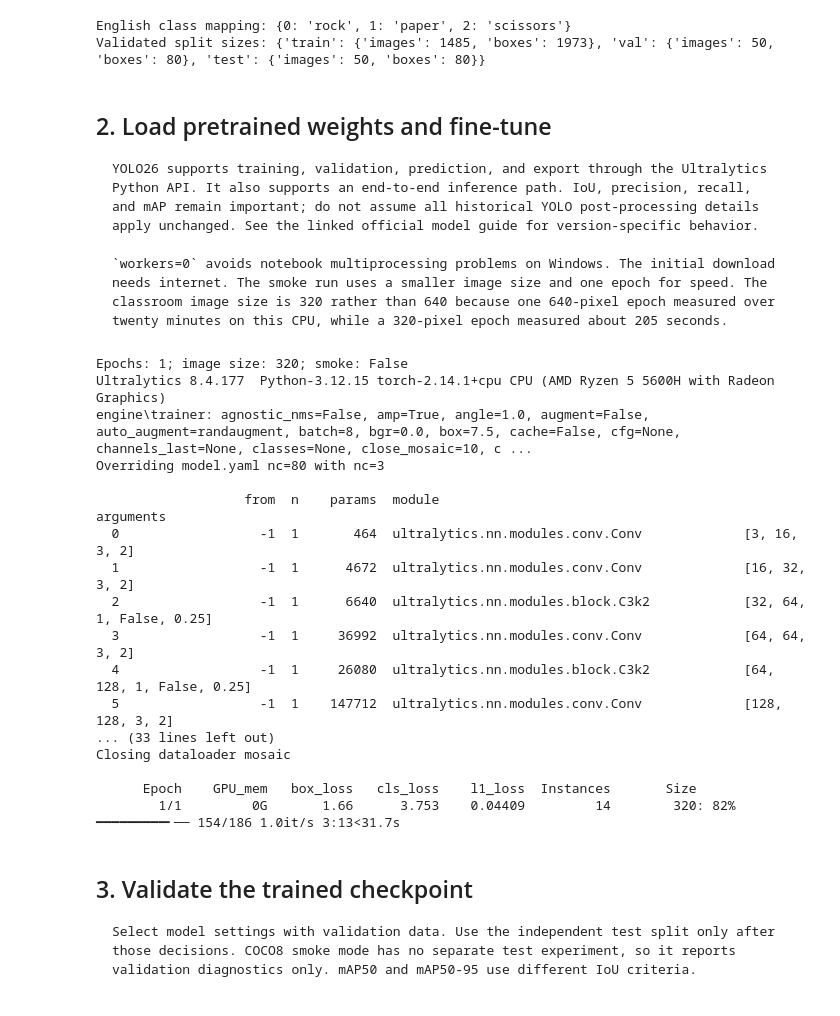
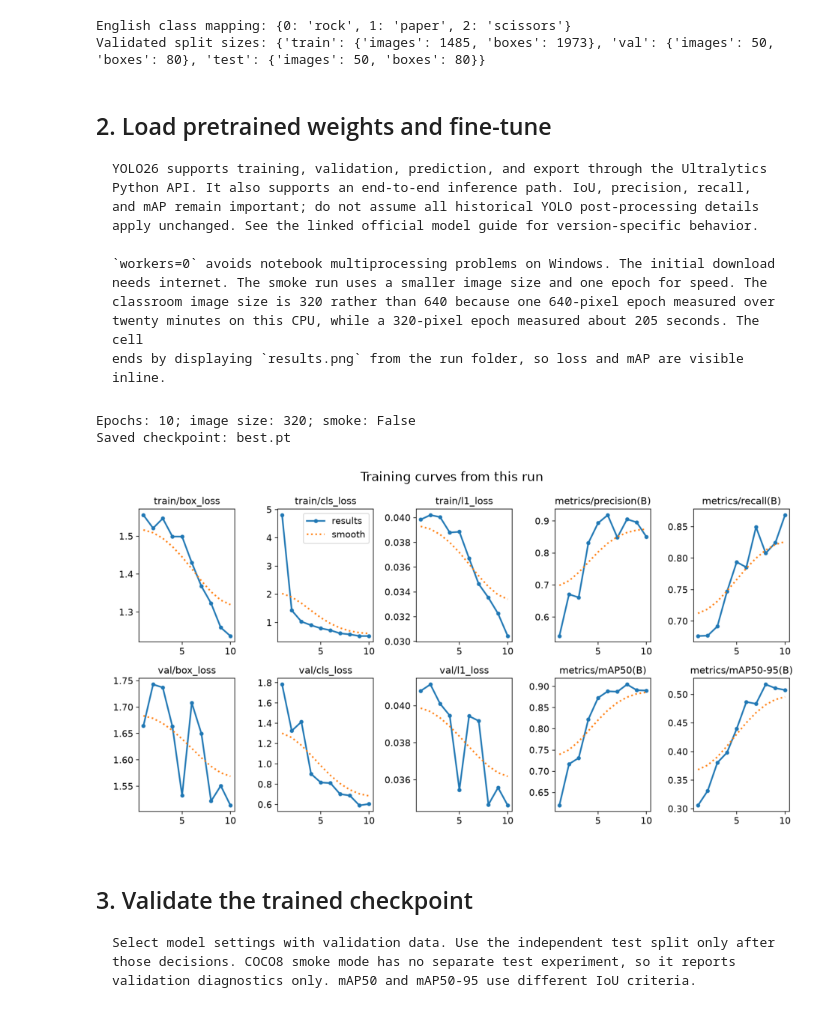
Before and after one commit to AIHelper01/deep-learning-lab, a Jupyter notebook: english/02-object-detection/notebooks/01-yolo26-rock-paper-scissors.ipynb, the cells around one changed output. Saved outputs shown, nothing was run; the diff lists cells and outputs as text; code cells hidden in the pictures.

```diff
--- a/english/02-object-detection/notebooks/01-yolo26-rock-paper-scissors.ipynb
+++ b/english/02-object-detection/notebooks/01-yolo26-rock-paper-scissors.ipynb
@@ -103,46 +107,46 @@ Validated split sizes: {'train': {'images': 1485, 'boxes': 1973}, 'val': {'image
     `workers=0` avoids notebook multiprocessing problems on Windows. The initial download
     needs internet. The smoke run uses a smaller image size and one epoch for speed. The
     classroom image size is 320 rather than 640 because one 640-pixel epoch measured over
-    twenty minutes on this CPU, while a 320-pixel epoch measured about 205 seconds.
+    twenty minutes on this CPU, while a 320-pixel epoch measured about 205 seconds. The cell
+    ends by displaying `results.png` from the run folder, so loss and mAP are visible inline.
 # %%
 weights = OUTPUT / "weights" / "yolo26n.pt"
 weights.parent.mkdir(parents=True, exist_ok=True)
 model = YOLO(str(weights))
 # Measured on this classroom CPU with two torch threads: one 320-pixel epoch takes about
 # 205 seconds, while a 640-pixel epoch takes more than twenty minutes. The defaults below
 # therefore keep a full run near thirty minutes. On a GPU, raise EPOCHS and IMGSZ.
 # COURSE_EPOCHS shortens a pipeline check; the classroom default stays at ten epochs.
 EPOCHS = int(os.environ.get("COURSE_EPOCHS", 1 if SMOKE else 10))
 IMGSZ = 64 if SMOKE else 320
 print(f"Epochs: {EPOCHS}; image size: {IMGSZ}; smoke: {SMOKE}")
+# verbose=False keeps the saved notebook readable: the per-iteration progress bar added
+# about two thousand output records to the training cell without adding teaching value.
 results = model.train(data=DATA_CONFIG, epochs=EPOCHS, imgsz=IMGSZ,
                       batch=2 if SMOKE else 8, workers=0, device=DEVICE,
-                      seed=42, deterministic=True,
+                      seed=42, deterministic=True, verbose=False,
                       project=str(OUTPUT / "runs"),
                       name="coco8-smoke" if SMOKE else "rps-yolo26n",
                       exist_ok=False, plots=True, cache=False)
 best = Path(model.trainer.best)
 if not best.exists():
     raise RuntimeError("Training did not produce a best checkpoint.")
 print("Saved checkpoint:", best.name)
+
+# Show the curves this run wrote into its own folder before reading the metrics table.
+curves = Path(model.trainer.save_dir) / "results.png"
+if curves.exists():
+    figure, axis = plt.subplots(figsize=(12, 8))
+    axis.imshow(plt.imread(curves))
+    axis.axis("off")
+    axis.set_title("Training curves from this run")
+    plt.show()
+else:
+    print("Expected plot not found:", curves)
 # %% [output]
-Epochs: 1; image size: 320; smoke: False
-Ultralytics 8.4.177  Python-3.12.15 torch-2.14.1+cpu CPU (AMD Ryzen 5 5600H with Radeon Graphics)
-engine\trainer: agnostic_nms=False, amp=True, angle=1.0, augment=False, auto_augment=randaugment, batch=8, bgr=0.0, box=7.5, cache=False, cfg=None, channels_last=None, classes=None, close_mosaic=10, c ...
-Overriding model.yaml nc=80 with nc=3
-
-                   from  n    params  module                                       arguments
-  0                  -1  1       464  ultralytics.nn.modules.conv.Conv             [3, 16, 3, 2]
-  1                  -1  1      4672  ultralytics.nn.modules.conv.Conv             [16, 32, 3, 2]
-  2                  -1  1      6640  ultralytics.nn.modules.block.C3k2            [32, 64, 1, False, 0.25]
-  3                  -1  1     36992  ultralytics.nn.modules.conv.Conv             [64, 64, 3, 2]
-  4                  -1  1     26080  ultralytics.nn.modules.block.C3k2            [64, 128, 1, False, 0.25]
-  5                  -1  1    147712  ultralytics.nn.modules.conv.Conv             [128, 128, 3, 2]
-... (33 lines left out)
-Closing dataloader mosaic
-
-      Epoch    GPU_mem   box_loss   cls_loss    l1_loss  Instances       Size
-        1/1         0G       1.66      3.753    0.04409         14        320: 82% ━━━━━━━━━╸── 154/186 1.0it/s 3:13<31.7s
+Epochs: 10; image size: 320; smoke: False
+Saved checkpoint: best.pt
+[figure, added]
 # %% [markdown]
 ## 3. Validate the trained checkpoint
 
```
Also changed, not shown: parts of 5 cells of this notebook, 8 other files.
